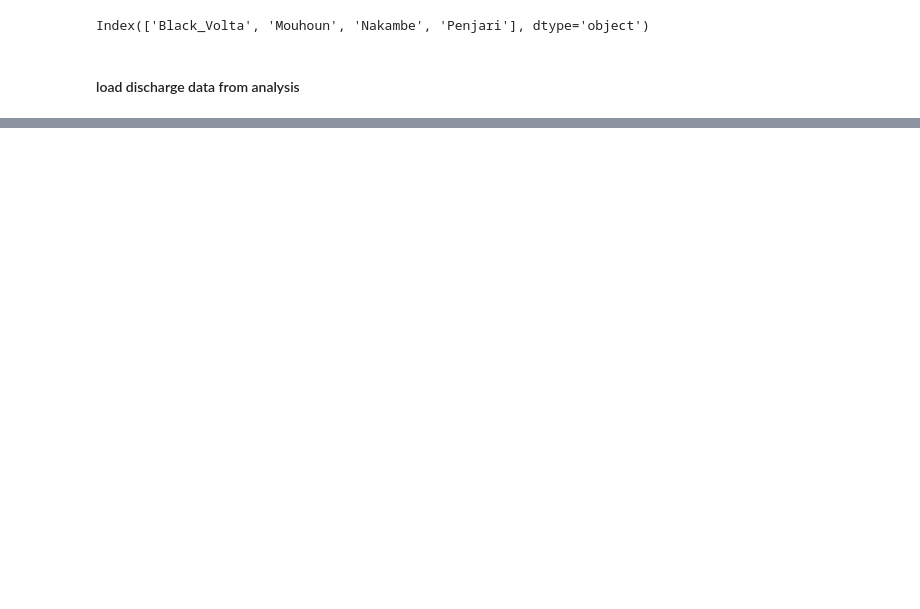
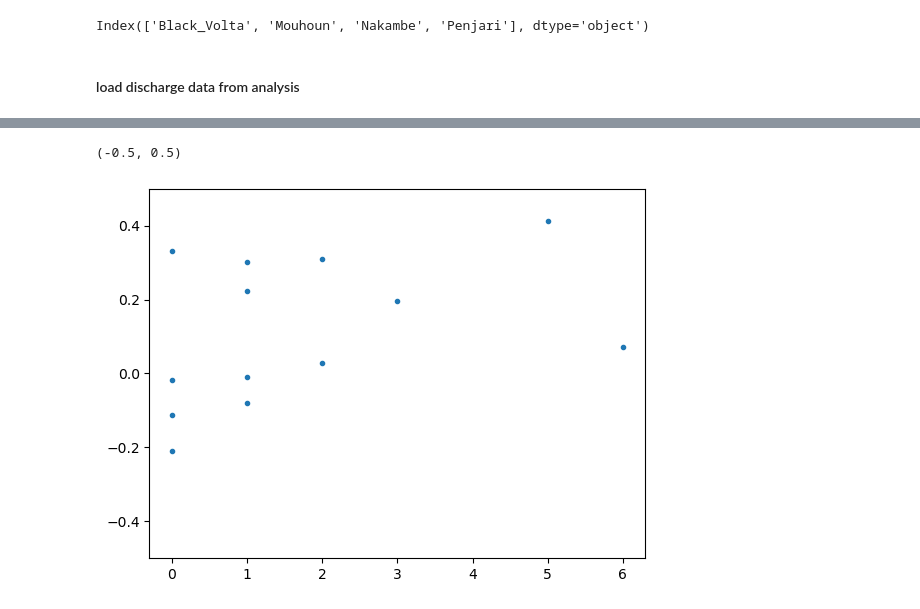
Before and after one commit to Daafip/Volta-burkina-faso, a Jupyter notebook: data/Combining data/combination of data sources.ipynb, the cells around one changed output, grey strips where cells are left out. Drawn from its saved outputs; the diff is of its cells as text; code cells hidden in the pictures; blank space fills up the shorter version.

```diff
--- a/data/Combining data/combination of data sources.ipynb
+++ b/data/Combining data/combination of data sources.ipynb
@@ -484,0 +502,33 @@ Name: 562, dtype: object
+# %%
+df_temperature = pd.read_excel(f"{home_path}\\Evaporation\\mean_monthly_Near-Surface-Air-Temperature.xlsx",
+                       index_col=0)
+df_temperature.rename(columns={0:"Temperature"},inplace=True)
+df_temperature_msum = df_temperature.resample('M').sum()
+# %%
+years = df_temperature_msum.index.year.unique()
+for year in years:
+    mmdlh = monthly_mean_daylight_hours(lat, year)
+    # use thornthwaite to calculate the
+    evap = thornthwaite(df_temperature_msum[f'{year}'].Temperature.to_list(), mmdlh, year=year)
+    set_items = df_temperature_msum[f'{year}'].index
+    df_temperature_msum.loc[set_items,"evap"] = evap
+# %%
+def fobj_generalised(factor_evap, lst_dfs, year, return_df=False):
+    # unpack
+    df_discharge = lst_dfs[0]
+    rainfall_selected_basin = lst_dfs[1]
+    df_local_evaporation = lst_dfs[2]
+
+    combined_df = df_discharge.copy()
+    combined_df["P"] = rainfall_selected_basin["P"]
+    combined_df["E"] = factor_evap * df_local_evaporation["E"]
+    combined_df["Diff"] = combined_df["P"] - combined_df["Q"] - combined_df["E"]
+    combined_df = combined_df.loc[combined_df.P.dropna().index] # remove lack of Precipitation data
+
+    # compute
+    yearly_sum = combined_df[f'{year}'].sum()
+    out = yearly_sum.P - yearly_sum.Q - yearly_sum.E
+    if return_df:
+        return combined_df_fit
+    else:
+        return out
@@ -484,0 +588,10 @@ Name: 562, dtype: object
+# %%
+combined_factors = pd.concat(output_coefficients_df)
+combined_factors.sort_values("Year",inplace=True)
+# %%
+fig, ax = plt.subplots(1)
+combined_factors["Factor"].plot(marker='.', lw=0,ax=ax)
+ax.set_ylim(-0.5,0.5)
+# %% [output]
+(-0.5, 0.5)
+[figure, added]
```
Also changed, not shown: parts of 20 cells of this notebook, 12 other files.
